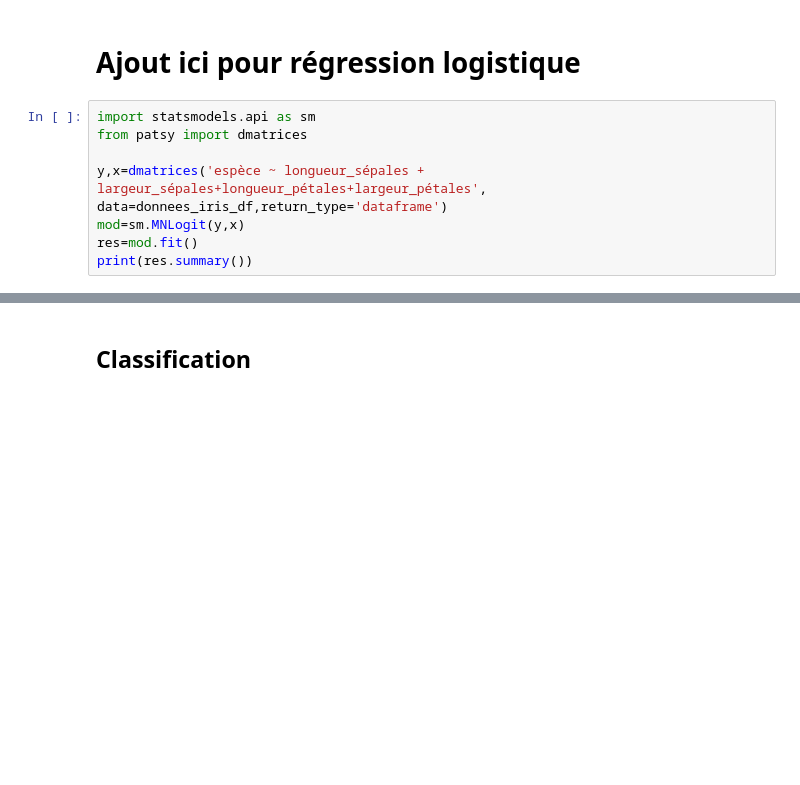
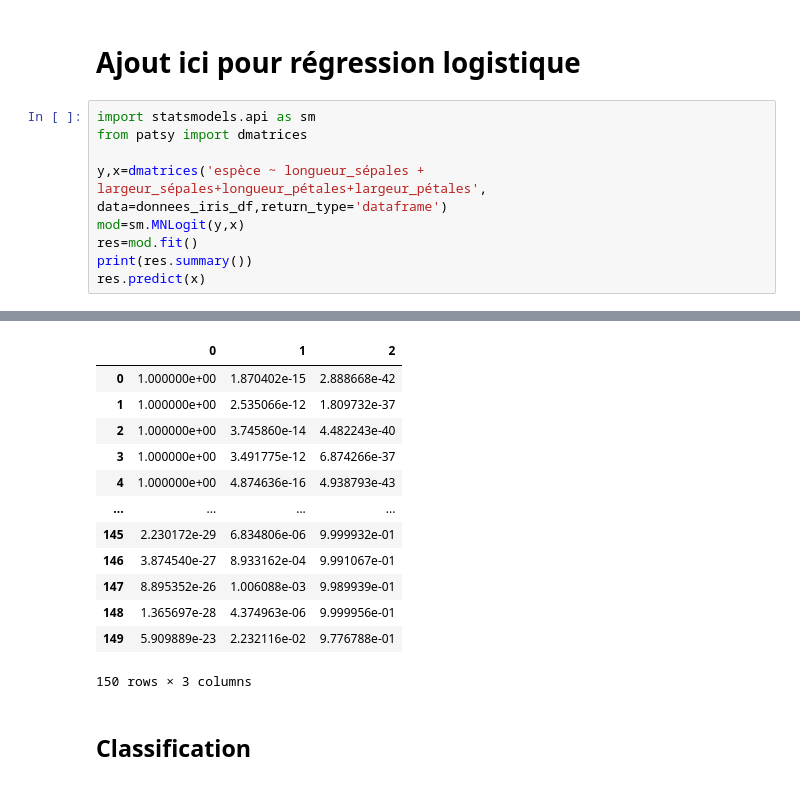
Before and after one commit to jhguay/base_ouverte, a Jupyter notebook: MataneLabo2AvecComparaison_Iris.ipynb, the cells around one changed output, grey strips where cells are left out. Saved outputs shown, nothing was run; the diff lists cells and outputs as text; blank space fills up the shorter version.

```diff
--- a/MataneLabo2AvecComparaison_Iris.ipynb
+++ b/MataneLabo2AvecComparaison_Iris.ipynb
@@ -255,6 +255,7 @@ y,x=dmatrices('espèce ~ longueur_sépales + largeur_sépales+longueur_pétales+
 mod=sm.MNLogit(y,x)
 res=mod.fit()
 print(res.summary())
+res.predict(x)
 # %% [output]
 Warning: Maximum number of iterations has been exceeded.
          Current function value: 0.039662
@@ -269,10 +270,23 @@ Time:                        17:17:21   Log-Likelihood:                -5.9493
 converged:                      False   LL-Null:                       -164.79
 Covariance Type:            nonrobust   LLR p-value:                 7.055e-64
 ... (13 lines left out)
 largeur_sépales            -20.8255   6.79e+04     -0.000      1.000   -1.33e+05    1.33e+05
 longueur_pétales            24.6829   3.25e+04      0.001      0.999   -6.36e+04    6.37e+04
 largeur_pétales             29.7493   5.18e+04      0.001      1.000   -1.02e+05    1.02e+05
 ============================================================================================
+|  | 0 | 1 | 2 |
+| 0 | 1.000000e+00 | 1.870402e-15 | 2.888668e-42 |
+| 1 | 1.000000e+00 | 2.535066e-12 | 1.809732e-37 |
+| 2 | 1.000000e+00 | 3.745860e-14 | 4.482243e-40 |
+| 3 | 1.000000e+00 | 3.491775e-12 | 6.874266e-37 |
+| 4 | 1.000000e+00 | 4.874636e-16 | 4.938793e-43 |
+| ... | ... | ... | ... |
+| 145 | 2.230172e-29 | 6.834806e-06 | 9.999932e-01 |
+| 146 | 3.874540e-27 | 8.933162e-04 | 9.991067e-01 |
+| 147 | 8.895352e-26 | 1.006088e-03 | 9.989939e-01 |
+| 148 | 1.365697e-28 | 4.374963e-06 | 9.999956e-01 |
+| 149 | 5.909889e-23 | 2.232116e-02 | 9.776788e-01 |
+150 rows × 3 columns
 # %% [markdown]
 ## Classification
 # %% [markdown]
```
Also changed, not shown: parts of 2 cells of this notebook.
